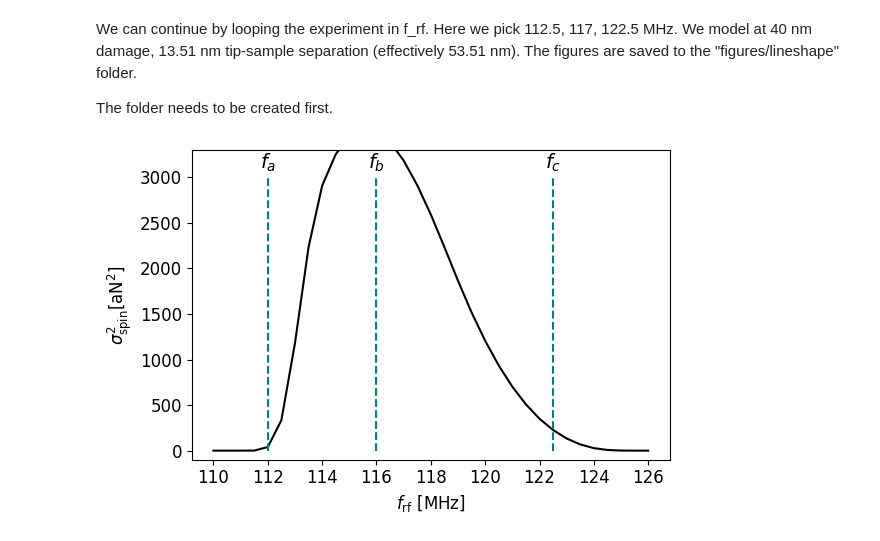
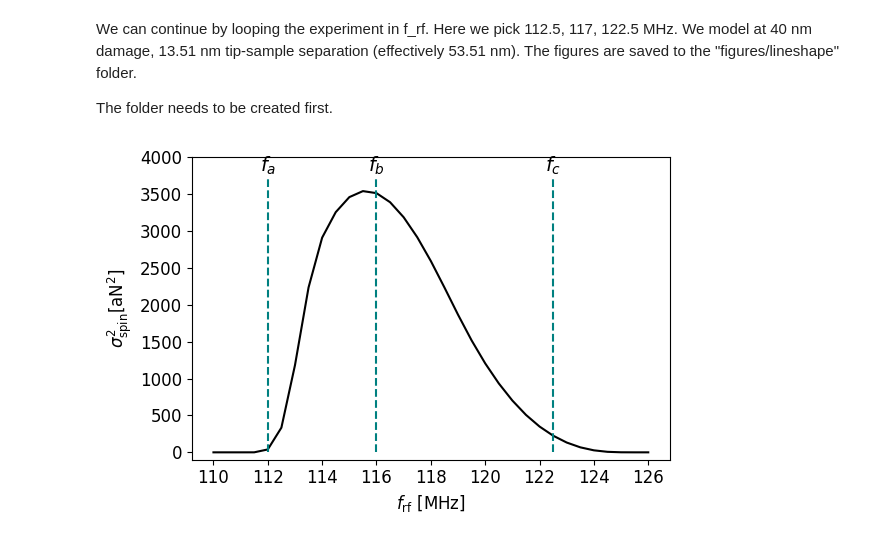
Before and after one commit to Marohn-Group/mrfmsim-examples, a Jupyter notebook: examples/example_ibmcyclic_Longenecker2012nov.ipynb, the cells around one changed output. Cells and saved outputs as stored; diff of their text form; code cells hidden in the pictures.

```diff
--- a/examples/example_ibmcyclic_Longenecker2012nov.ipynb
+++ b/examples/example_ibmcyclic_Longenecker2012nov.ipynb
@@ -497,34 +501,33 @@ The figures are saved to the "figures/lineshape" folder.
 The folder needs to be created first.
 # %%
 plt_f_rf_list = [f_larmor, 116.0e6, 122.5e6]
-h_index = np.where(h_list == [0, 0, 31.28])
 sim_sig = signal_damage["1800 mT $\mu_0M_s$, 45 nm damage layer"]
-sim_sig = [-s[0] for s in sim_sig[i]]
+sim_sig = [-s[0] for s in sim_sig[-1]]
 # Set global font size to 12
 plt.rcParams.update({"font.size": 12})
 fig = plt.figure(figsize=(6, 4))
 plt.plot(f_rf_list / 1e6, sim_sig, "-", color="black")
 plt.xlabel("$f_\mathrm{rf}$ [MHz]")
 plt.ylabel("$\sigma^2_\mathrm{spin} [\mathrm{aN}^2]$")
 
 
 text = ["$f_a$", "$f_b$", "$f_c$"]
 for i, f_rf in enumerate(plt_f_rf_list):
-    plt.vlines(x=f_rf / 1e6, ymin=0, ymax=3000, color="teal", linestyles="dashed")
+    plt.vlines(x=f_rf / 1e6, ymin=0, ymax=3700, color="teal", linestyles="dashed")
     plt.text(
         f_rf / 1e6,
-        3100,
+        3800,
         text[i],
         color="black",
         horizontalalignment="center",
         fontsize=14,
     )
-plt.ylim(-100, 3300)
+plt.ylim(-100, 4000)
 plt.tight_layout()
-plt.savefig("figures/longenecker_31.28.pdf")
+plt.savefig("figures/longenecker_13.53.pdf")
 plt.show()
 # %% [output]
-[figure, old version]
+[figure, new version]
 # %%
 ibm_plots_looped = loop_shortcut(ibm_plots, "f_rf")
 
```
Also changed, not shown: parts of 2 cells of this notebook.
